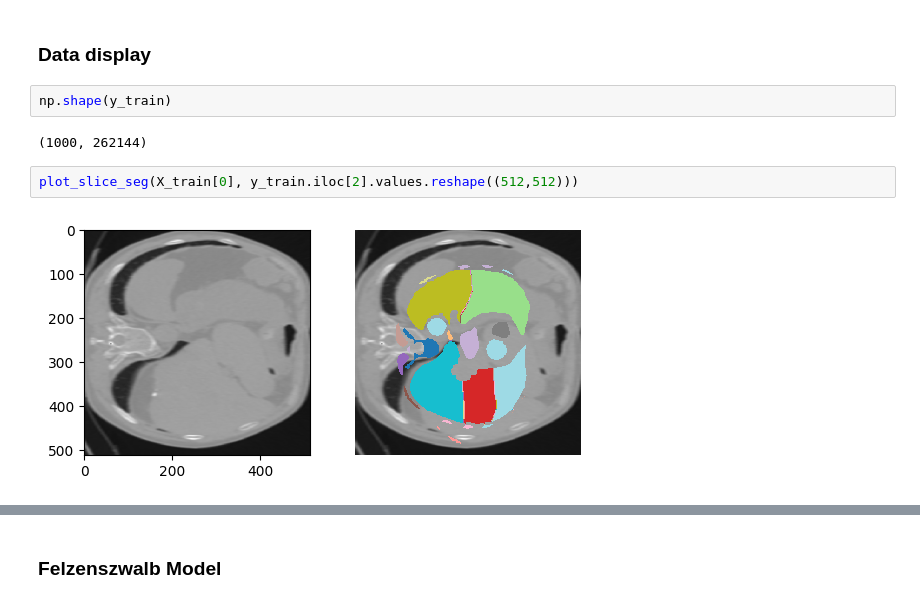
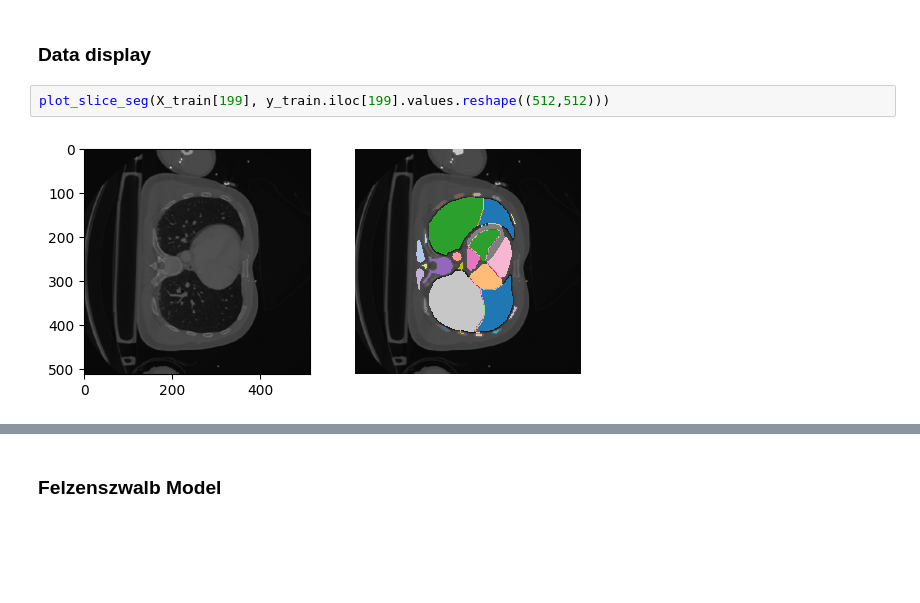
Before and after one commit to arigqt/challenge_ens, a Jupyter notebook: Code/felzenszwalb.ipynb, the cells around one changed output, grey strips where cells are left out. Drawn from its saved outputs; the diff is of its cells as text; blank space fills up the shorter version.

```diff
--- a/Code/felzenszwalb.ipynb
+++ b/Code/felzenszwalb.ipynb
@@ -29,11 +29,7 @@ X_train, X_test, y_train = get_data()
 #### y_train collected ####
 # %% [markdown]
 ### Data display
-# %%
-np.shape(y_train)
-# %% [output]
-(1000, 262144)
 # %%
-plot_slice_seg(X_train[0], y_train.iloc[2].values.reshape((512,512)))
+plot_slice_seg(X_train[199], y_train.iloc[199].values.reshape((512,512)))
 # %% [output]
-[figure, old version]
+[figure, new version]
```
Also changed, not shown: parts of 28 cells of this notebook, 4 other files.
